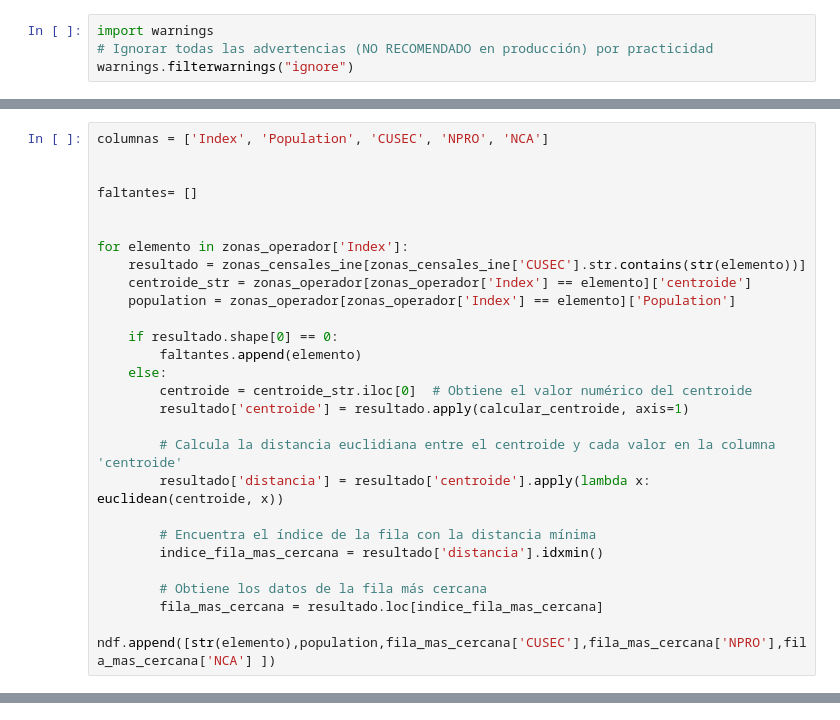
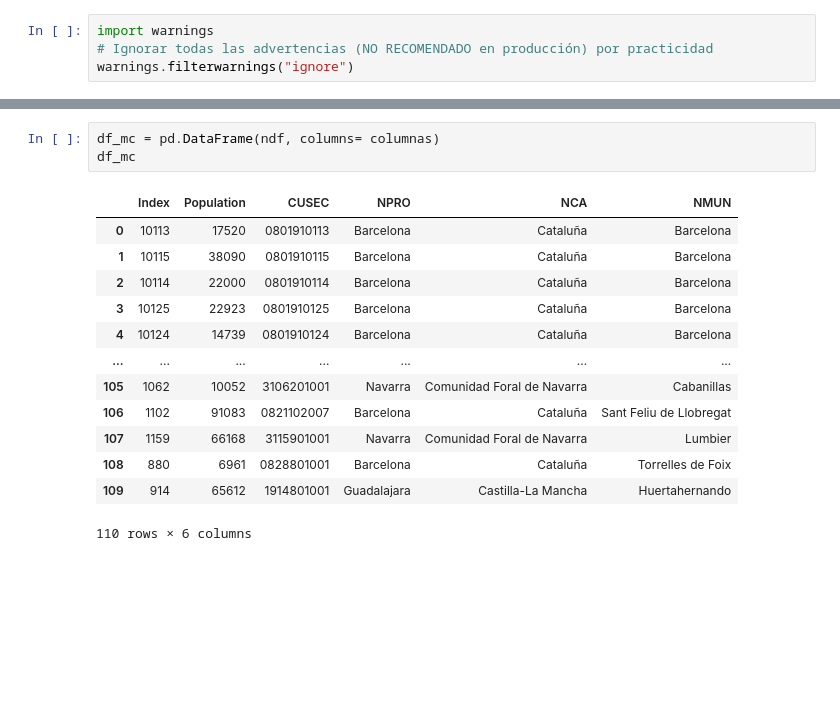
Before and after one commit to AdrielSalguero/Globalpraxtix, a Jupyter notebook: deepnote/Adriel_Salguero’s_Untitled_project/Incoma analysis.ipynb, the cells around one changed output, grey strips where cells are left out. Cells and saved outputs as stored; diff of their text form; blank space fills up the shorter version.

```diff
--- a/deepnote/Adriel_Salguero’s_Untitled_project/Incoma analysis.ipynb
+++ b/deepnote/Adriel_Salguero’s_Untitled_project/Incoma analysis.ipynb
@@ -236,27 +219,0 @@ ndf
-# %%
-columnas = ['Index', 'Population', 'CUSEC', 'NPRO', 'NCA']
-
-
-faltantes= []
-
-
-for elemento in zonas_operador['Index']:
-    resultado = zonas_censales_ine[zonas_censales_ine['CUSEC'].str.contains(str(elemento))]
-    centroide_str = zonas_operador[zonas_operador['Index'] == elemento]['centroide']
-    population = zonas_operador[zonas_operador['Index'] == elemento]['Population']
-
-    if resultado.shape[0] == 0:
-        faltantes.append(elemento)
-    else:
-        centroide = centroide_str.iloc[0]  # Obtiene el valor numérico del centroide
-        resultado['centroide'] = resultado.apply(calcular_centroide, axis=1)
-
-        # Calcula la distancia euclidiana entre el centroide y cada valor en la columna 'centroide'
-        resultado['distancia'] = resultado['centroide'].apply(lambda x: euclidean(centroide, x))
-
-        # Encuentra el índice de la fila con la distancia mínima
-        indice_fila_mas_cercana = resultado['distancia'].idxmin()
-
-        # Obtiene los datos de la fila más cercana
-        fila_mas_cercana = resultado.loc[indice_fila_mas_cercana]
-        ndf.append([str(elemento),population,fila_mas_cercana['CUSEC'],fila_mas_cercana['NPRO'],fila_mas_cercana['NCA'] ])
@@ -263,3 +283,20 @@ for elemento in zonas_operador['Index']:
+# %%
+df_mc = pd.DataFrame(ndf, columns= columnas)
+df_mc
+# %% [output]
+|  | Index | Population | CUSEC | NPRO | NCA | NMUN |
+| 0 | 10113 | 17520 | 0801910113 | Barcelona | Cataluña | Barcelona |
+| 1 | 10115 | 38090 | 0801910115 | Barcelona | Cataluña | Barcelona |
+| 2 | 10114 | 22000 | 0801910114 | Barcelona | Cataluña | Barcelona |
+| 3 | 10125 | 22923 | 0801910125 | Barcelona | Cataluña | Barcelona |
+| 4 | 10124 | 14739 | 0801910124 | Barcelona | Cataluña | Barcelona |
+| ... | ... | ... | ... | ... | ... | ... |
+| 105 | 1062 | 10052 | 3106201001 | Navarra | Comunidad Foral de Navarra | Cabanillas |
+| 106 | 1102 | 91083 | 0821102007 | Barcelona | Cataluña | Sant Feliu de Llobregat |
+| 107 | 1159 | 66168 | 3115901001 | Navarra | Comunidad Foral de Navarra | Lumbier |
+| 108 | 880 | 6961 | 0828801001 | Barcelona | Cataluña | Torrelles de Foix |
+| 109 | 914 | 65612 | 1914801001 | Guadalajara | Castilla-La Mancha | Huertahernando |
+110 rows × 6 columns
 # %% [markdown]
 <a style='text-decoration:none;line-height:16px;display:flex;color:#5B5B62;padding:10px;justify-content:end;' href='https://deepnote.com?utm_source=created-in-deepnote-cell&projectId=d79b2b15-9a76-4b8a-9139-6103e6385a17' target="_blank">
 <img alt='Created in deepnote.com' style='display:inline;max-height:16px;margin:0px;margin-right:7.5px;' src='embedded-picture-1' > </img>
```
Also changed, not shown: parts of 16 cells of this notebook.
